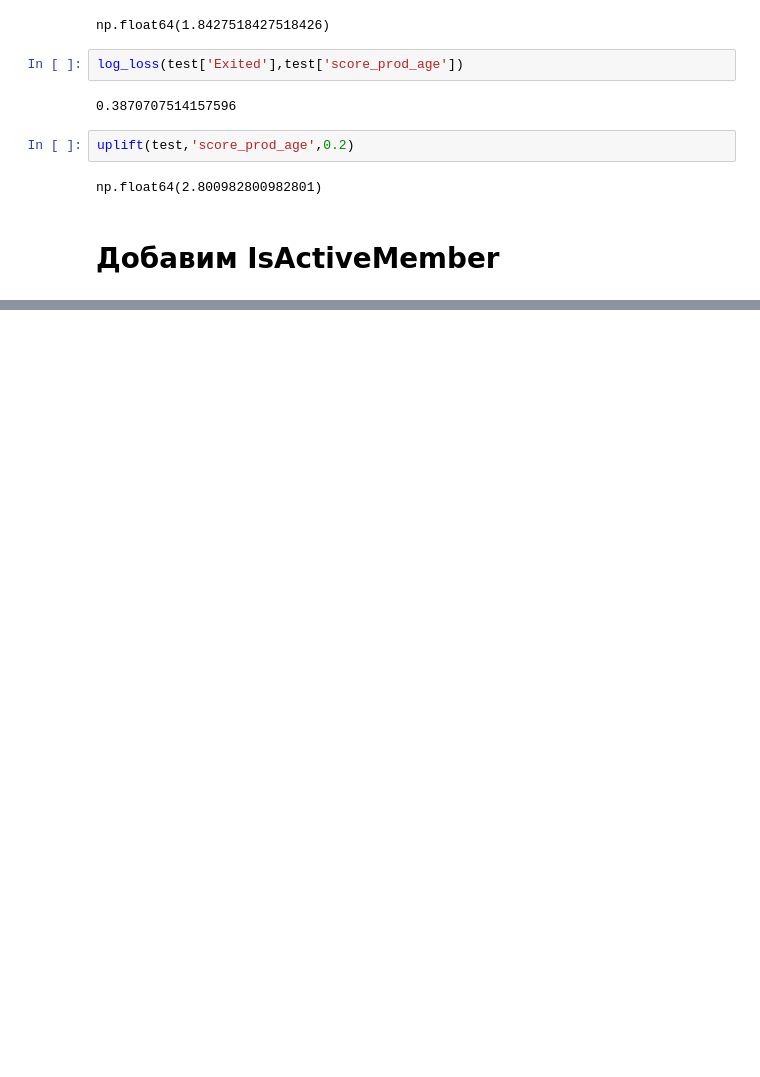
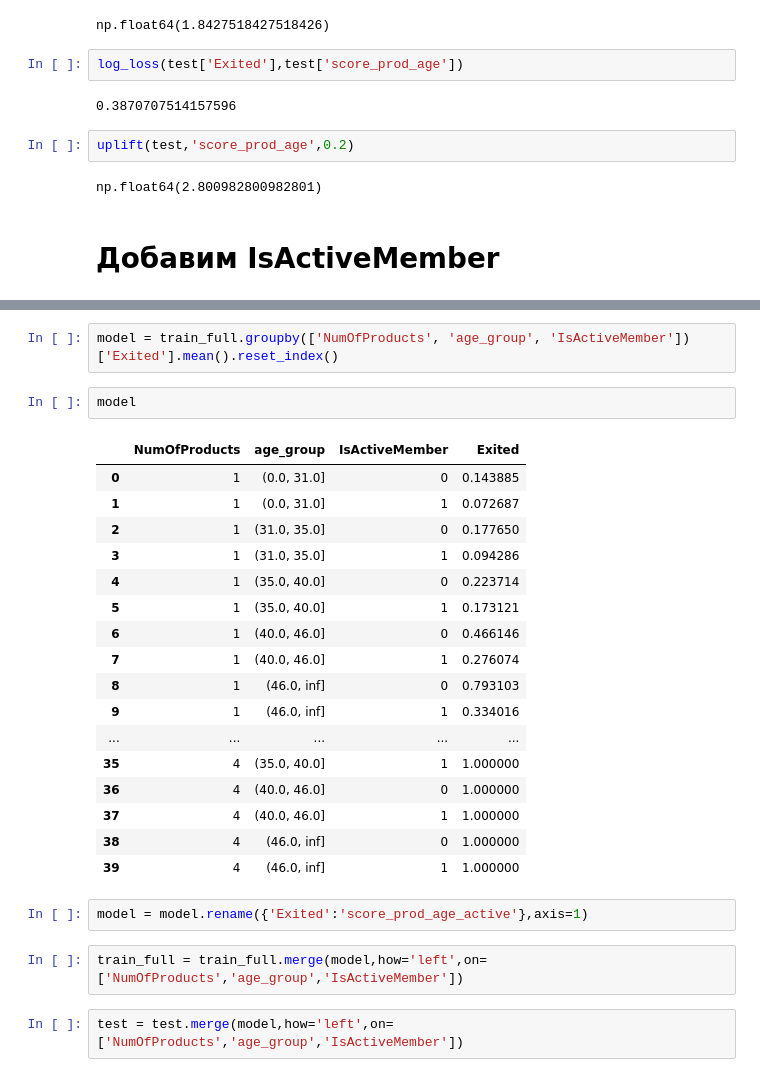
Before and after one commit to SergeyB81/Portfolio-DS, a Jupyter notebook: Car price/classification.ipynb, the cells around one changed output, grey strips where cells are left out. Saved outputs shown, nothing was run; the diff lists cells and outputs as text; blank space fills up the shorter version.

```diff
--- a/Car price/classification.ipynb
+++ b/Car price/classification.ipynb
@@ -515,0 +531,28 @@ np.float64(2.800982800982801)
+# %%
+model = train_full.groupby(['NumOfProducts', 'age_group', 'IsActiveMember'])['Exited'].mean().reset_index()
+# %%
+model
+# %% [output]
+|  | NumOfProducts | age_group | IsActiveMember | Exited |
+| 0 | 1 | (0.0, 31.0] | 0 | 0.143885 |
+| 1 | 1 | (0.0, 31.0] | 1 | 0.072687 |
+| 2 | 1 | (31.0, 35.0] | 0 | 0.177650 |
+| 3 | 1 | (31.0, 35.0] | 1 | 0.094286 |
+| 4 | 1 | (35.0, 40.0] | 0 | 0.223714 |
+| 5 | 1 | (35.0, 40.0] | 1 | 0.173121 |
+| 6 | 1 | (40.0, 46.0] | 0 | 0.466146 |
+| 7 | 1 | (40.0, 46.0] | 1 | 0.276074 |
+| 8 | 1 | (46.0, inf] | 0 | 0.793103 |
+| 9 | 1 | (46.0, inf] | 1 | 0.334016 |
+| ... | ... | ... | ... | ... |
+| 35 | 4 | (35.0, 40.0] | 1 | 1.000000 |
+| 36 | 4 | (40.0, 46.0] | 0 | 1.000000 |
+| 37 | 4 | (40.0, 46.0] | 1 | 1.000000 |
+| 38 | 4 | (46.0, inf] | 0 | 1.000000 |
+| 39 | 4 | (46.0, inf] | 1 | 1.000000 |
+# %%
+model = model.rename({'Exited':'score_prod_age_active'},axis=1)
+# %%
+train_full = train_full.merge(model,how='left',on=['NumOfProducts','age_group','IsActiveMember'])
+# %%
+test = test.merge(model,how='left',on=['NumOfProducts','age_group','IsActiveMember'])
```
Also changed, not shown: parts of 26 cells of this notebook.
